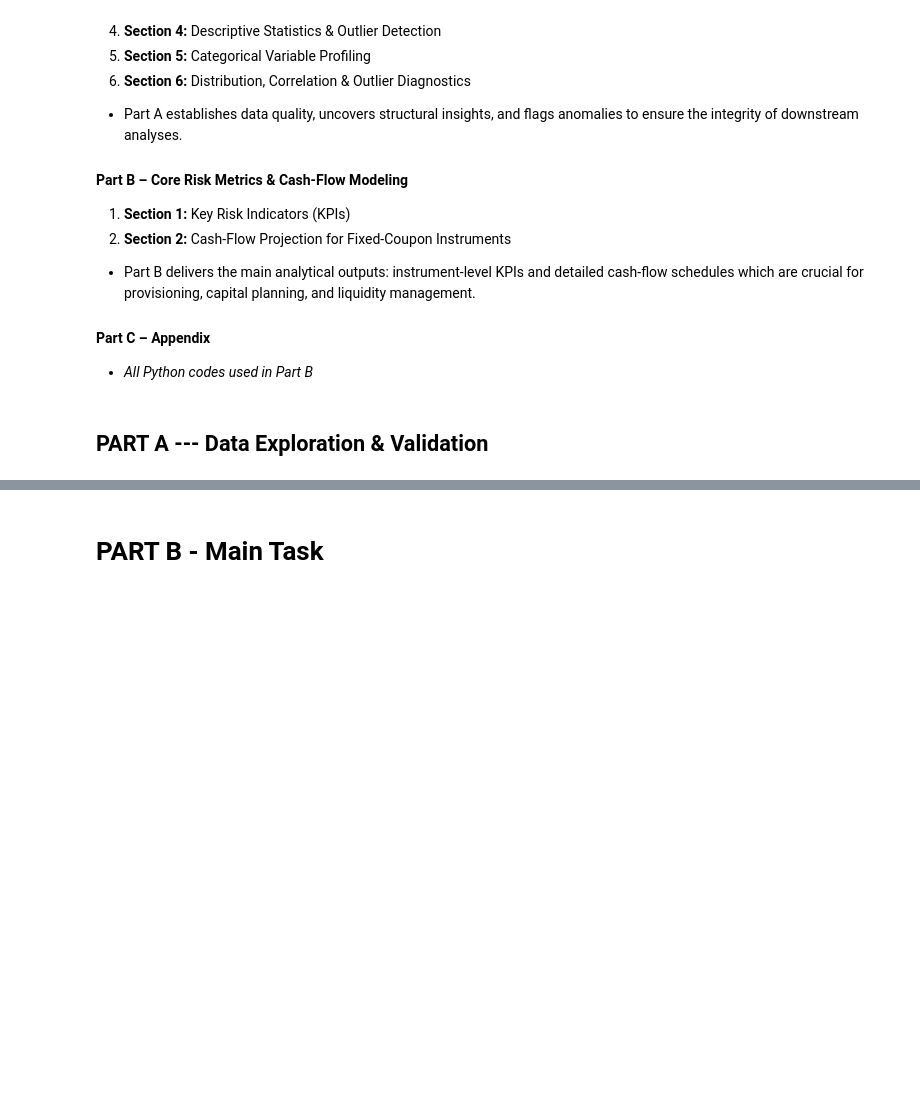
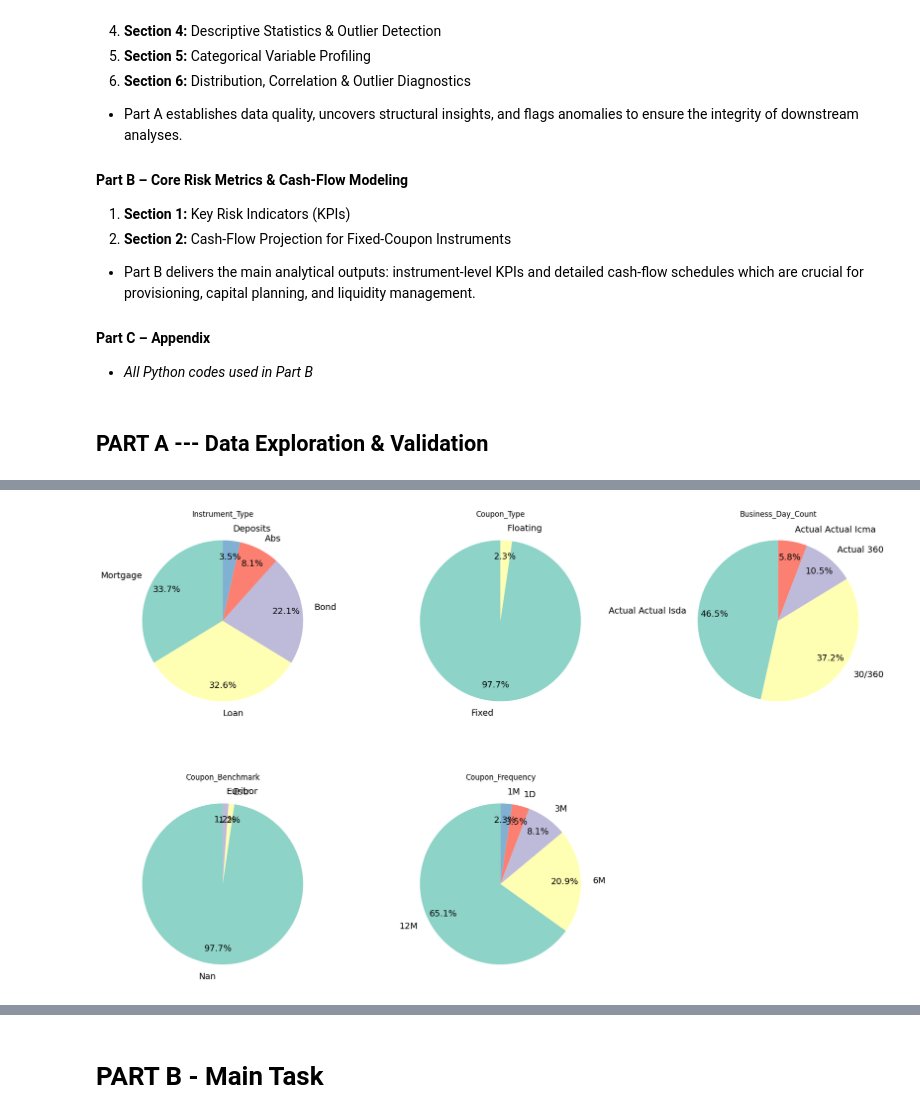
Before and after one commit to Dela12/Case_Study, a Jupyter notebook: Final Work.ipynb, the cells around one changed output, grey strips where cells are left out. Drawn from its saved outputs; the diff is of its cells as text; code cells hidden in the pictures; blank space fills up the shorter version.

```diff
--- a/Final Work.ipynb
+++ b/Final Work.ipynb
@@ -358,3 +477,78 @@ To examine the portfolio’s structural segmentation by key categorical variable
+# %%
+# Section 5: Categorical Variable Profiling
+
+import matplotlib.pyplot as plt
+import pandas as pd
+from IPython.display import display, HTML
+
+# 5.1 Define Categorical Columns to Profile
+category_cols = [
+    'Instrument_Type',
+    'Coupon_Type',
+    'Business_Day_Count',
+    'Coupon_Benchmark',
+    'Coupon_Frequency'
+]
+
+# ----------------------------- #
+# 5.2 Pie Chart Visualization
+# ----------------------------- #
+
+n_plots = len(category_cols)
+n_cols = 3
+n_rows = (n_plots + n_cols - 1) // n_cols  # Calculate rows needed for grid
+
+fig, axes = plt.subplots(n_rows, n_cols, figsize=(18, 12))
+axes = axes.flatten()
+
+# Loop through each categorical column and generate pie charts
+for i, col in enumerate(category_cols):
+    counts = df[col].value_counts(dropna=False)
+    labels = counts.index.astype(str)
+    sizes = counts.values
+
+    wedges, texts, autotexts = axes[i].pie(
+        sizes,
+        labels=labels,
+        autopct='%1.1f%%',
+        startangle=90,
+        labeldistance=1.15,
+        pctdistance=0.8,
+        textprops={'fontsize': 14},
+        colors=plt.get_cmap('Set3').colors
+    )
+
+    axes[i].set_title(col)
+    axes[i].set_ylabel('')
+
+# Hide unused subplots, if any
+for j in range(i + 1, len(axes)):
+    fig.delaxes(axes[j])
+
+plt.tight_layout()
+plt.show()
+
+# ----------------------------- #
+# 5.3 Frequency Tables Display
+# ----------------------------- #
+
+#tables_html = []
+
+# Loop to create individual HTML tables for each category column
+#for col in category_cols:
+#    freq_table = df[col].value_counts(dropna=False).reset_index()
+#    freq_table.columns = [col, 'Count']
+#    tables_html.append(freq_table.to_html(index=False))
+
+# Display all frequency tables side by side
+#display(HTML(
+#    "<h3 style='text-align:center;'>Frequency Distribution of Categorical Variables</h3>" +
+#    "<div style='display: flex; justify-content: center; gap: 30px;'>" +
+ #   "".join([f"<div>{t}</div>" for t in tables_html]) +
+  #  "</div>"
+#))
+# %% [output]
+[figure, added]
 # %% [markdown]
 ## Section 6: Distribution, Correlation & Outlier Diagnostics
 
```
Also changed, not shown: parts of 18 cells of this notebook.
